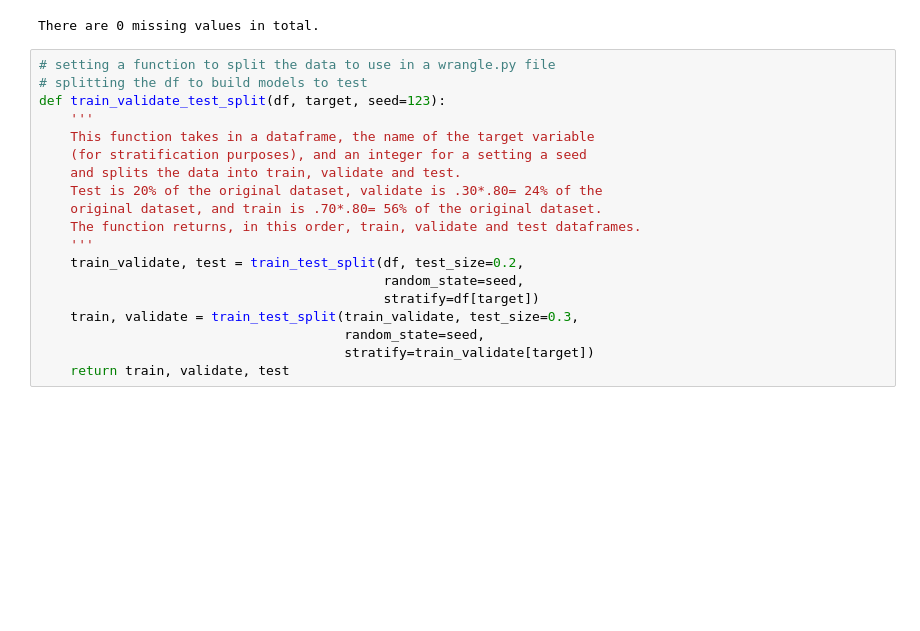
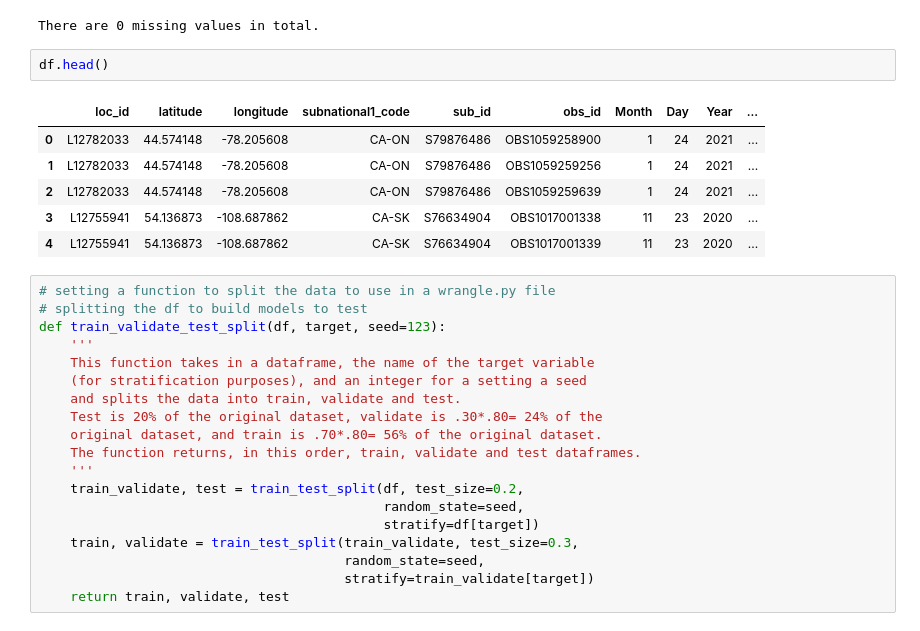
Before and after one commit to randyfrench/bird-project-feederwatch, a Jupyter notebook: project_feederwatch.ipynb, the cells around one changed output. Saved outputs shown, nothing was run; the diff lists cells and outputs as text; blank space fills up the shorter version.

```diff
--- a/project_feederwatch.ipynb
+++ b/project_feederwatch.ipynb
@@ -132,6 +132,15 @@ memory usage: 420.0+ MB
 print('There are %d missing values in total.' % df.isna().sum().sum())
 # %% [output]
 There are 0 missing values in total.
+# %%
+df.head()
+# %% [output]
+|  | loc_id | latitude | longitude | subnational1_code | sub_id | obs_id | Month | Day | Year | ... |
+| 0 | L12782033 | 44.574148 | -78.205608 | CA-ON | S79876486 | OBS1059258900 | 1 | 24 | 2021 | ... |
+| 1 | L12782033 | 44.574148 | -78.205608 | CA-ON | S79876486 | OBS1059259256 | 1 | 24 | 2021 | ... |
+| 2 | L12782033 | 44.574148 | -78.205608 | CA-ON | S79876486 | OBS1059259639 | 1 | 24 | 2021 | ... |
+| 3 | L12755941 | 54.136873 | -108.687862 | CA-SK | S76634904 | OBS1017001338 | 11 | 23 | 2020 | ... |
+| 4 | L12755941 | 54.136873 | -108.687862 | CA-SK | S76634904 | OBS1017001339 | 11 | 23 | 2020 | ... |
 # %%
 # setting a function to split the data to use in a wrangle.py file
 # splitting the df to build models to test
```
Also changed, not shown: 1 other file.
